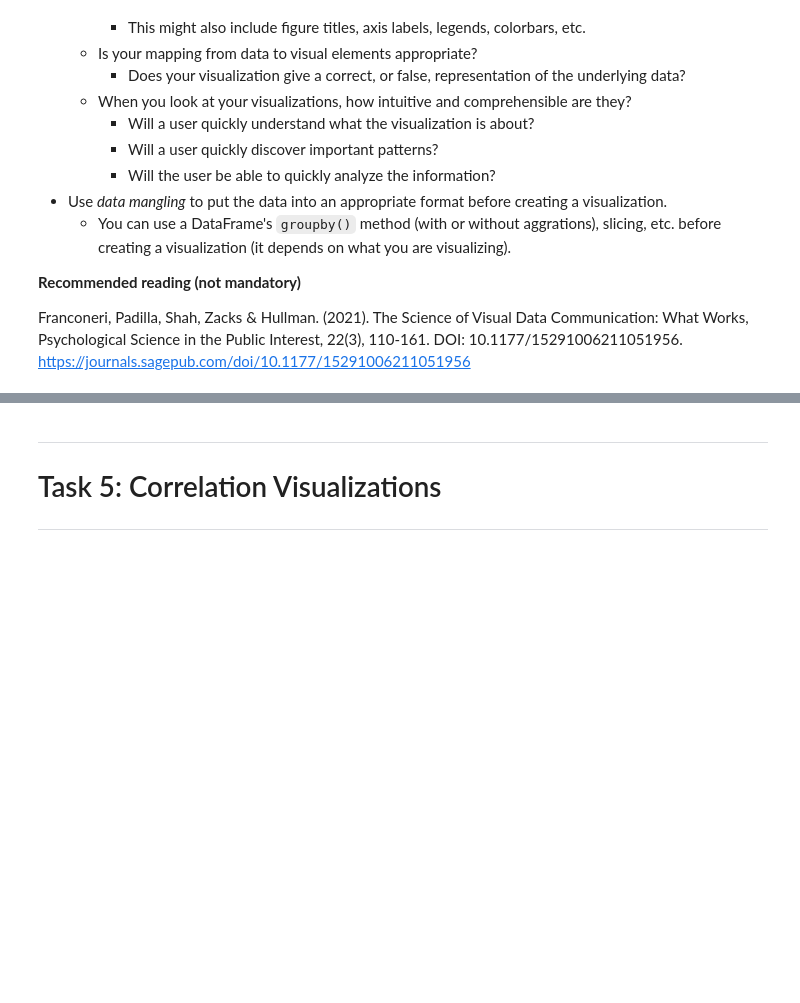
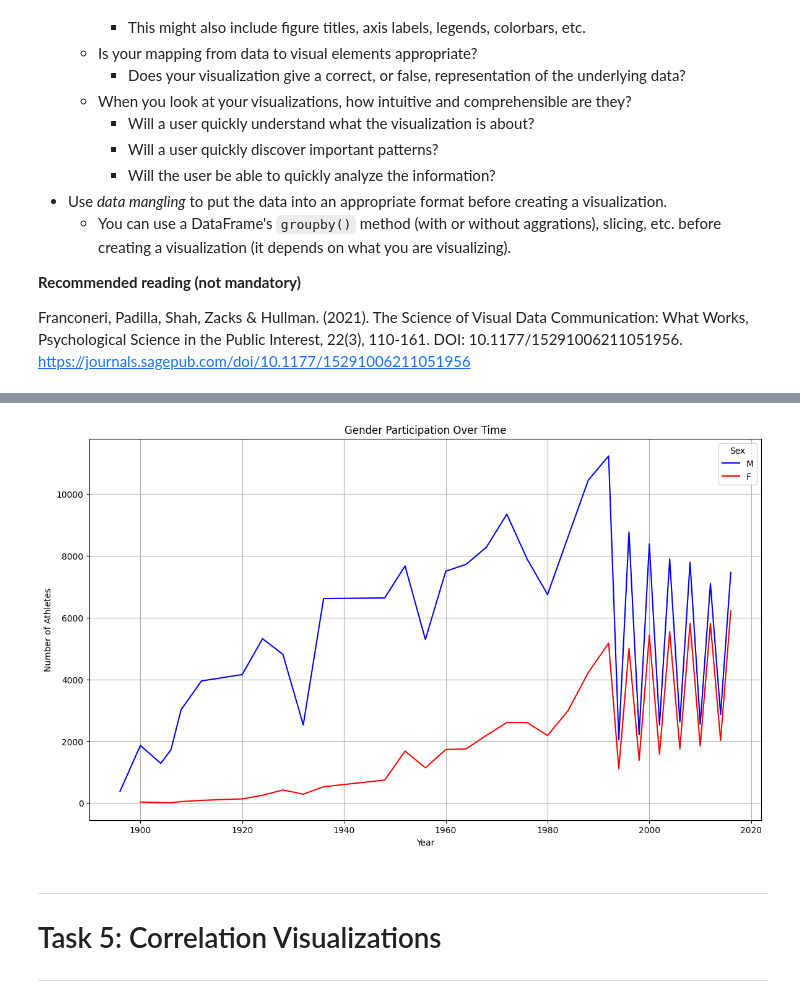
Before and after one commit to 05c4r-1337/DataVisAssignment, a Jupyter notebook: assignment.ipynb, the cells around one changed output, grey strips where cells are left out. Saved outputs shown, nothing was run; the diff lists cells and outputs as text; code cells hidden in the pictures; blank space fills up the shorter version.

```diff
--- a/assignment.ipynb
+++ b/assignment.ipynb
@@ -1279,6 +1298,29 @@ Create a visualization showing the number of Male and Female athletes over time
 </details>
 # %%
 # TODO: Write your code here to visualize gender participation over time.
+df_participation = (
+    df.groupby(['Year', 'Sex'])['ID']
+    .count()
+    .reset_index(name='Number of Athletes')
+)
+
+plt.figure(figsize=(14,8))
+sns.lineplot(
+    data=df_participation,
+    x="Year",
+    y="Number of Athletes",
+    hue="Sex",
+    palette={"M": "blue", "F": "red"}
+)
+
+plt.title("Gender Participation Over Time")
+plt.xlabel("Year")
+plt.ylabel("Number of Athletes")
+plt.legend(title="Sex")
+plt.grid()
+plt.show()
+# %% [output]
+[figure, added]
 # %% [markdown]
 ---
 # Task 5: Correlation Visualizations
```
Also changed, not shown: parts of 1 cell of this notebook.
